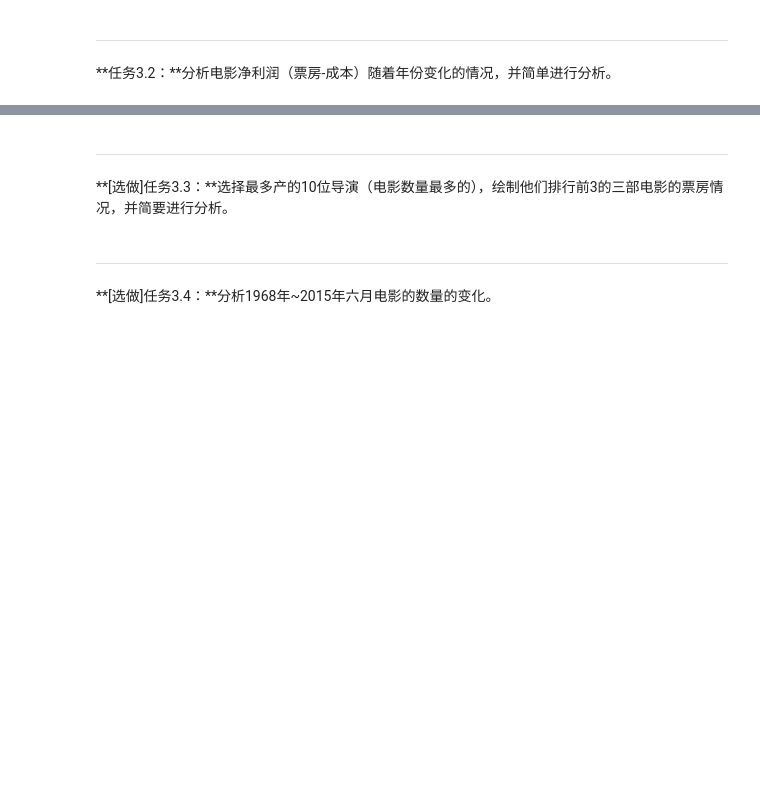
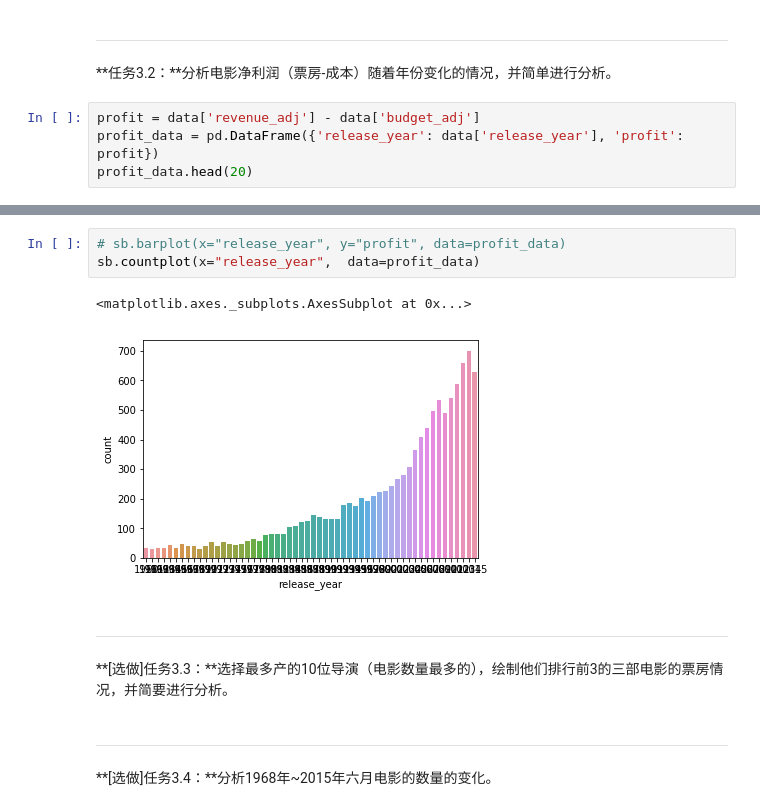
Before and after one commit to LinearPi/code_file, a Jupyter notebook: AIPND-cn-master/P2_Explore_Movie_Dataset/Explore Movie Dataset.ipynb, the cells around one changed output, grey strips where cells are left out. Drawn from its saved outputs; the diff is of its cells as text; blank space fills up the shorter version.

```diff
--- a/AIPND-cn-master/P2_Explore_Movie_Dataset/Explore Movie Dataset.ipynb
+++ b/AIPND-cn-master/P2_Explore_Movie_Dataset/Explore Movie Dataset.ipynb
@@ -232,3 +243,7 @@ sb.countplot(data = data, x = 'popularity')
 # %% [markdown]
 ---
 **任务3.2：**分析电影净利润（票房-成本）随着年份变化的情况，并简单进行分析。
+# %%
+profit = data['revenue_adj'] - data['budget_adj']
+profit_data = pd.DataFrame({'release_year': data['release_year'], 'profit': profit})
+profit_data.head(20)
@@ -235,3 +268,9 @@ sb.countplot(data = data, x = 'popularity')
+# %%
+# sb.barplot(x="release_year", y="profit", data=profit_data)
+sb.countplot(x="release_year",  data=profit_data)
+# %% [output]
+<matplotlib.axes._subplots.AxesSubplot at 0x...>
+[figure, added]
 # %% [markdown]
 ---
 
```
Also changed, not shown: parts of 7 cells of this notebook, 2 other files.
